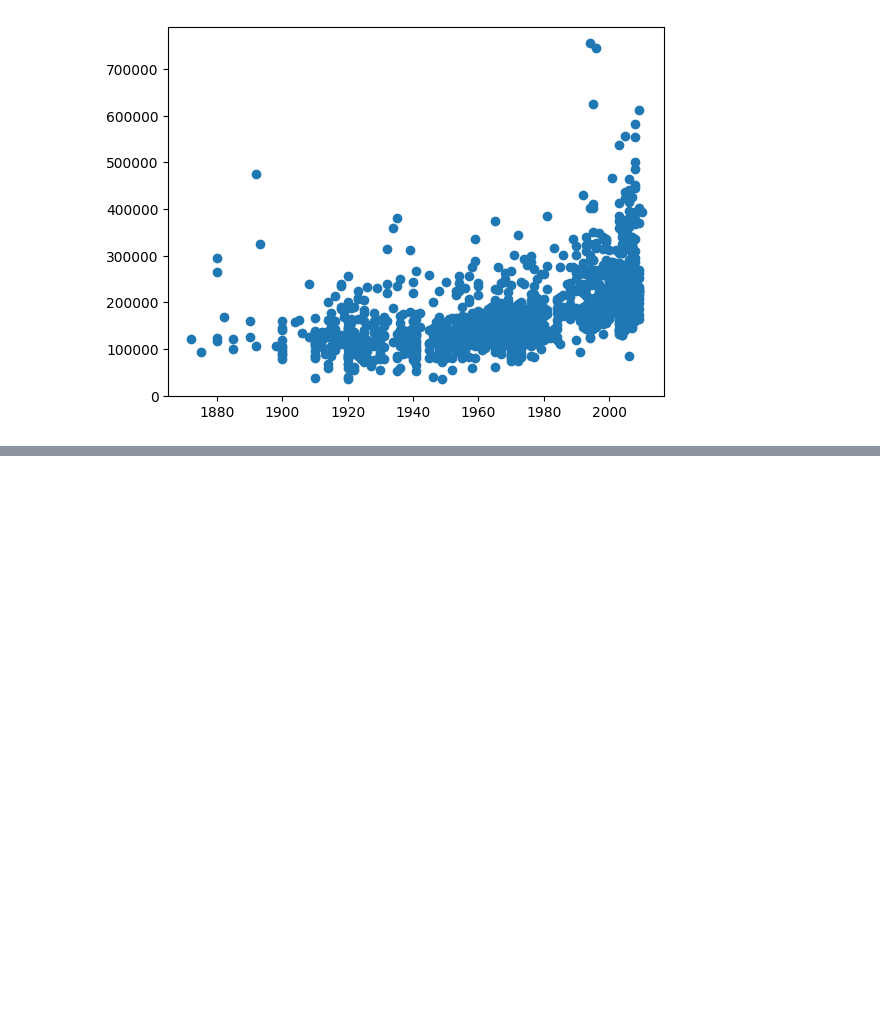
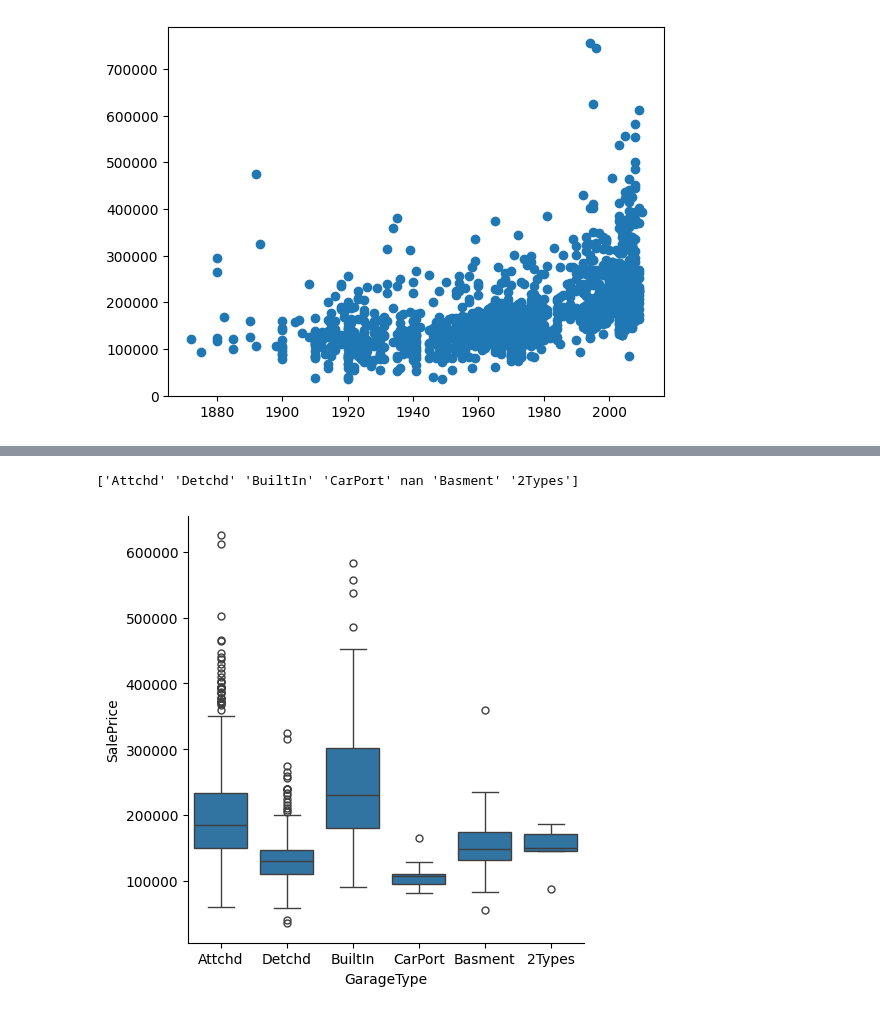
Before and after one commit to Adamusaka/PR254, a Jupyter notebook: Housing_prices_kaggle_2.ipynb, the cells around one changed output, grey strips where cells are left out. Cells and saved outputs as stored; diff of their text form; code cells hidden in the pictures; blank space fills up the shorter version.

```diff
--- a/Housing_prices_kaggle_2.ipynb
+++ b/Housing_prices_kaggle_2.ipynb
@@ -116,0 +140,22 @@ NameError: name 'values' is not defined
+# %%
+objectAtrib = ['FireplaceQu', 'MasVnrType', 'Fence', 'Alley', 'GarageCond', 'GarageFinish', 'GarageQual', 'BsmtExposure', 'BsmtQual', 'BsmtCond']
+# BsmtExposure probi mal ekspermientirat
+intAtrib = ['MasVnrArea', 'LotFrontage']
+unfAtrib = ['BsmtFinType1', 'BsmtFinType2']
+
+for atrib in objectAtrib:
+    train_df[atrib].fillna('No', inplace=True)
+    test_df[atrib].fillna('No', inplace=True)
+
+for atrib in intAtrib:
+    train_df[atrib].fillna(0, inplace=True)
+    test_df[atrib].fillna(0, inplace=True)
+
+for atrib in unfAtrib:
+    # Unf - unfinished
+    train_df[atrib].fillna('Unf', inplace=True)
+    test_df[atrib].fillna('Unf', inplace=True)
+
+# SBrkr	Standard Circuit Breakers & Romex
+train_df['Electrical'].fillna('SBrkr', inplace=True)
+test_df['Electrical'].fillna('SBrkr', inplace=True)
@@ -116,0 +180,8 @@ NameError: name 'values' is not defined
+# %%
+#Blok kode samo za testiranje
+sns.catplot(data=train_df, x="GarageType", y="SalePrice", kind="box")
+print(train_df['GarageType'].unique())
+# TA -typicall
+# %% [output]
+['Attchd' 'Detchd' 'BuiltIn' 'CarPort' nan 'Basment' '2Types']
+[figure, added]
```
Also changed, not shown: parts of 76 cells of this notebook, 7 other files.
